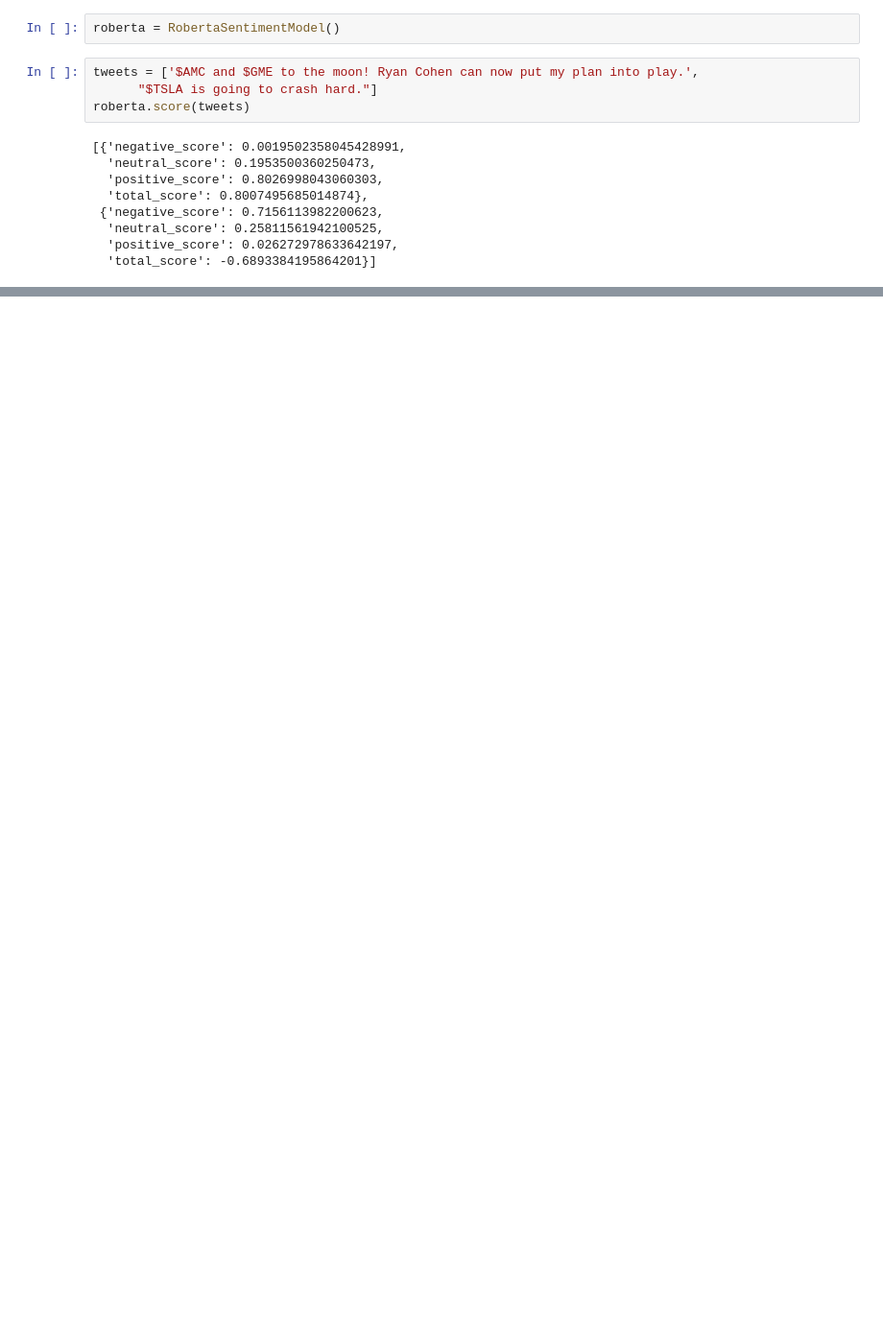
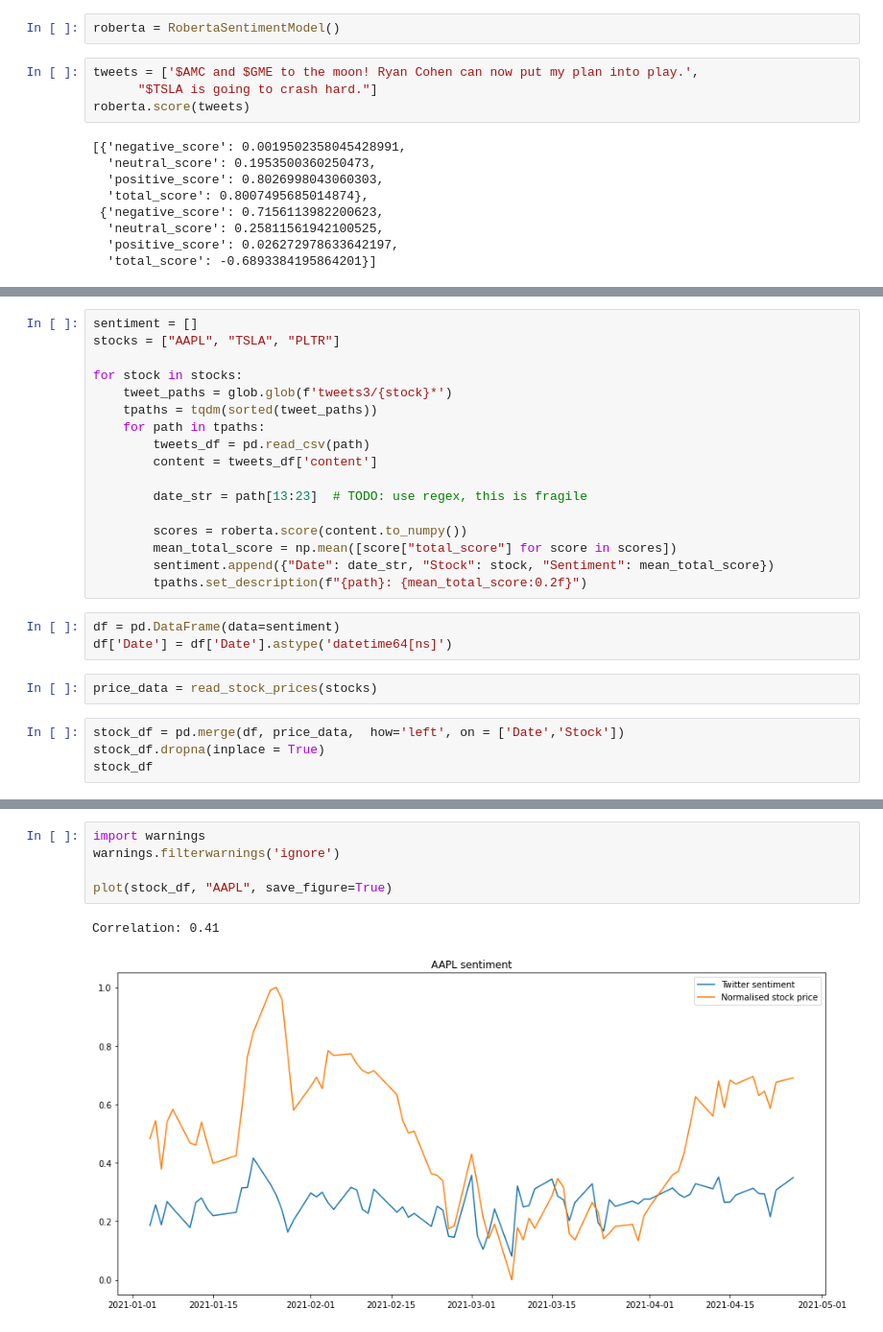
Before and after one commit to rometaidla/flash-boys, a Jupyter notebook: roberta-sentiment.ipynb, the cells around one changed output, grey strips where cells are left out. Shown at 96% size. Cells and saved outputs as stored; diff of their text form; blank space fills up the shorter version.

Commit message:
Tweets sentiment analysis added.

```diff
--- a/roberta-sentiment.ipynb
+++ b/roberta-sentiment.ipynb
@@ -50,0 +35,26 @@ aapl_df
+# %%
+sentiment = []
+stocks = ["AAPL", "TSLA", "PLTR"]
+
+for stock in stocks:
+    tweet_paths = glob.glob(f'tweets3/{stock}*')
+    tpaths = tqdm(sorted(tweet_paths))
+    for path in tpaths:
+        tweets_df = pd.read_csv(path)
+        content = tweets_df['content']
+
+        date_str = path[13:23]  # TODO: use regex, this is fragile
+
+        scores = roberta.score(content.to_numpy())
+        mean_total_score = np.mean([score["total_score"] for score in scores])
+        sentiment.append({"Date": date_str, "Stock": stock, "Sentiment": mean_total_score})
+        tpaths.set_description(f"{path}: {mean_total_score:0.2f}")
+# %%
+df = pd.DataFrame(data=sentiment)
+df['Date'] = df['Date'].astype('datetime64[ns]')
+# %%
+price_data = read_stock_prices(stocks)
+# %%
+stock_df = pd.merge(df, price_data,  how='left', on = ['Date','Stock'])
+stock_df.dropna(inplace = True)
+stock_df
@@ -50,0 +75,8 @@ aapl_df
+# %%
+import warnings
+warnings.filterwarnings('ignore')
+
+plot(stock_df, "AAPL", save_figure=True)
+# %% [output]
+Correlation: 0.41
+[figure, added]
```
Also changed, not shown: parts of 7 cells of this notebook, 4 other files.
